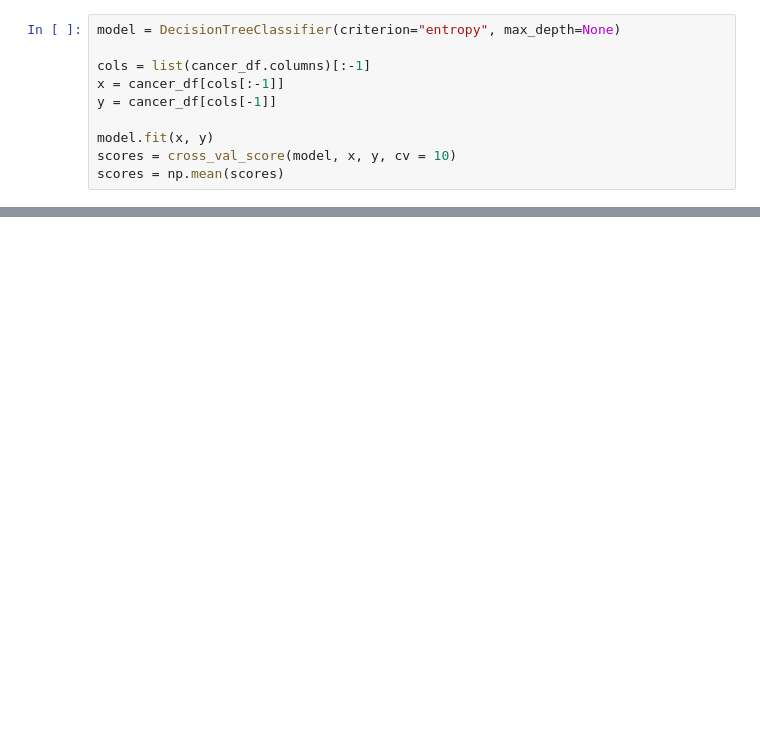
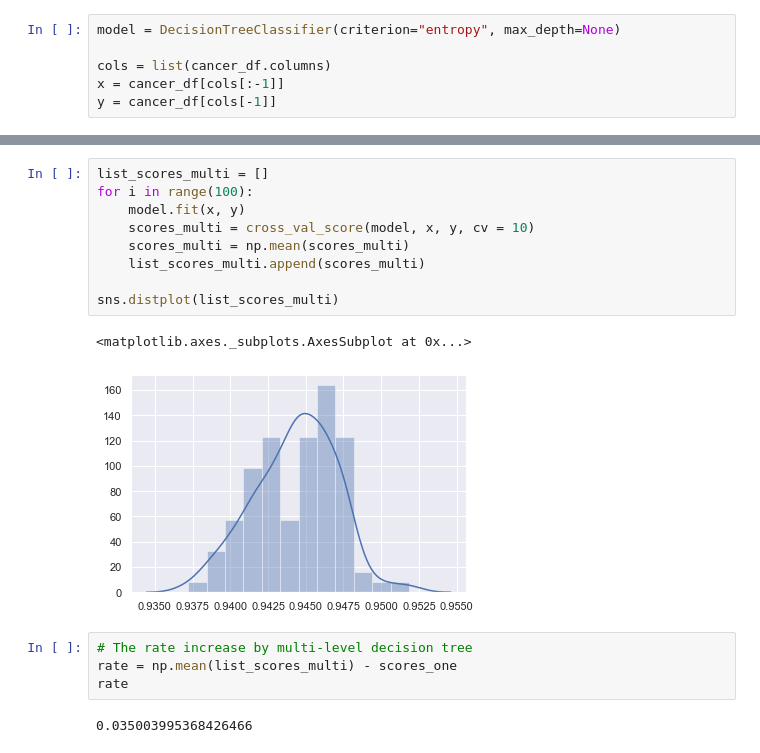
Before and after one commit to A2Zntu/ML_HW, a Jupyter notebook: Lab1/DecisionTree_Lab1.ipynb, the cells around one changed output, grey strips where cells are left out. Cells and saved outputs as stored; diff of their text form; blank space fills up the shorter version.

```diff
--- a/Lab1/DecisionTree_Lab1.ipynb
+++ b/Lab1/DecisionTree_Lab1.ipynb
@@ -26,10 +59,6 @@ cancer_df.describe()
 # %%
 model = DecisionTreeClassifier(criterion="entropy", max_depth=None)
 
-cols = list(cancer_df.columns)[:-1]
+cols = list(cancer_df.columns)
 x = cancer_df[cols[:-1]]
 y = cancer_df[cols[-1]]
-
-model.fit(x, y)
-scores = cross_val_score(model, x, y, cv = 10)
-scores = np.mean(scores)
@@ -38,0 +65,18 @@ ModuleNotFoundError: No module named 'pydotplus'
+# %%
+list_scores_multi = []
+for i in range(100):
+    model.fit(x, y)
+    scores_multi = cross_val_score(model, x, y, cv = 10)
+    scores_multi = np.mean(scores_multi)
+    list_scores_multi.append(scores_multi)
+
+sns.distplot(list_scores_multi)
+# %% [output]
+<matplotlib.axes._subplots.AxesSubplot at 0x...>
+[figure, added]
+# %%
+# The rate increase by multi-level decision tree
+rate = np.mean(list_scores_multi) - scores_one
+rate
+# %% [output]
+0.035003995368426466
```
Also changed, not shown: parts of 11 cells of this notebook, 2 other files.
